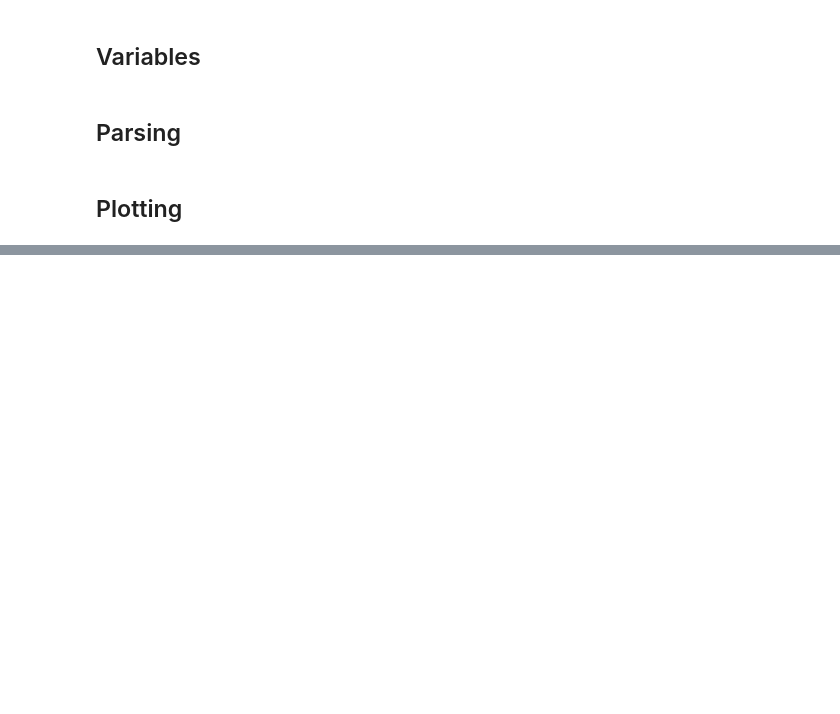
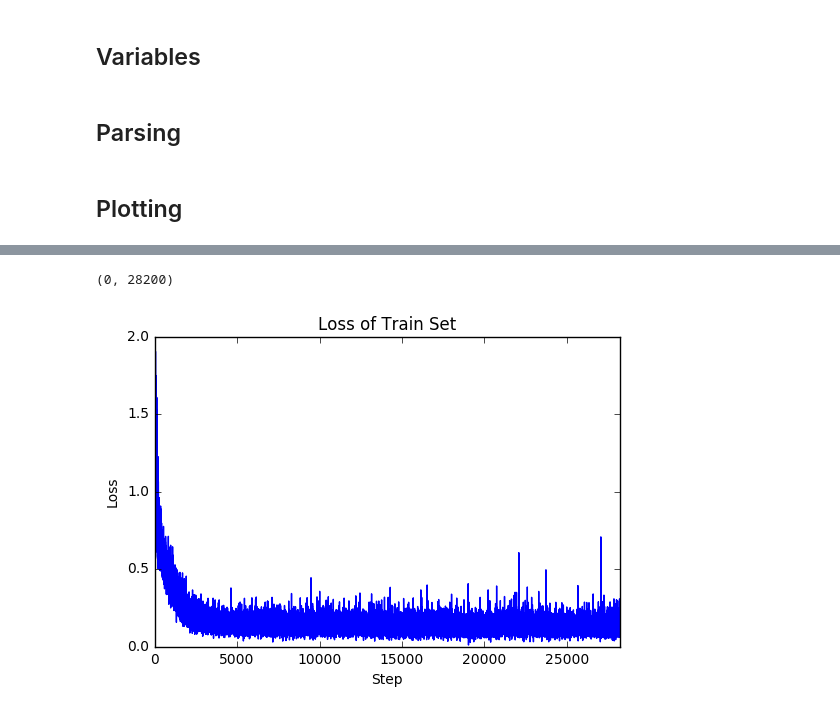
Before and after one commit to bzhen/stat198-gicf, a Jupyter notebook: cnn_plotting.ipynb, the cells around one changed output, grey strips where cells are left out. Cells and saved outputs as stored; diff of their text form; code cells hidden in the pictures; blank space fills up the shorter version.

```diff
--- a/cnn_plotting.ipynb
+++ b/cnn_plotting.ipynb
@@ -51,0 +65,10 @@ plt
+# %%
+plt.plot(train_losses)
+plt.title("Loss of Train Set")
+plt.xlabel("Step")
+plt.ylabel("Loss")
+plt.ylim(0,2)
+plt.xlim(0,28200)
+# %% [output]
+(0, 28200)
+[figure, added]
```
Also changed, not shown: parts of 4 cells of this notebook.
